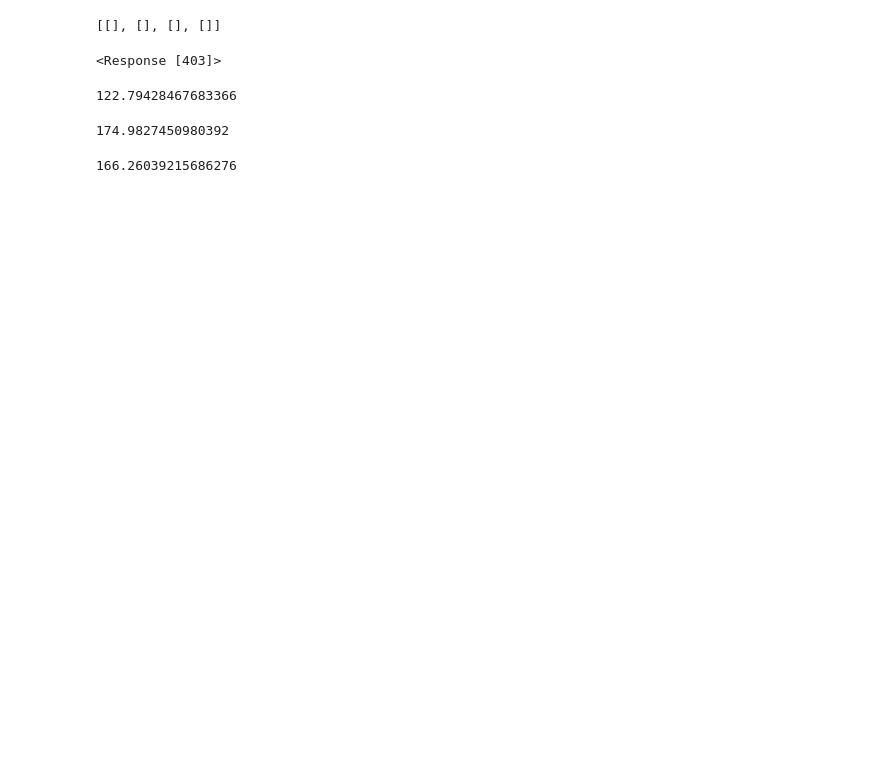
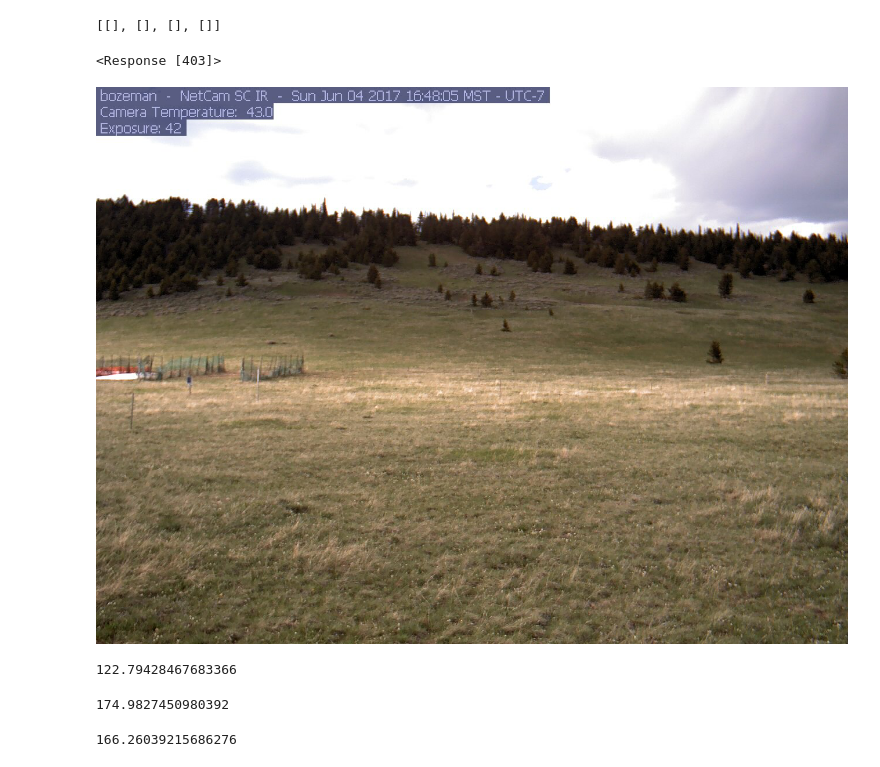
Before and after one commit to bvande21/Phenocam_Project, a Jupyter notebook: RGB_value_extract.ipynb, the cells around one changed output. Cells and saved outputs as stored; diff of their text form; code cells hidden in the pictures; blank space fills up the shorter version.

```diff
--- a/RGB_value_extract.ipynb
+++ b/RGB_value_extract.ipynb
@@ -62,10 +65,12 @@ IR_ave = np.average(y, axis=0)
 # %%
 # shows visual photo
 
 vis_test_photo = 'https://phenocam.sr.unh.edu/data/archive/bozeman/2017/06/bozeman_2017_06_04_164805.jpg'
 response = requests.get(vis_test_photo)
 VIS_img = Image.open(BytesIO(response.content))
-#VIS_img
+VIS_img
+# %% [output]
+[figure, added]
 # %%
 # crops photo
 
```
Also changed, not shown: parts of 7 cells of this notebook.
